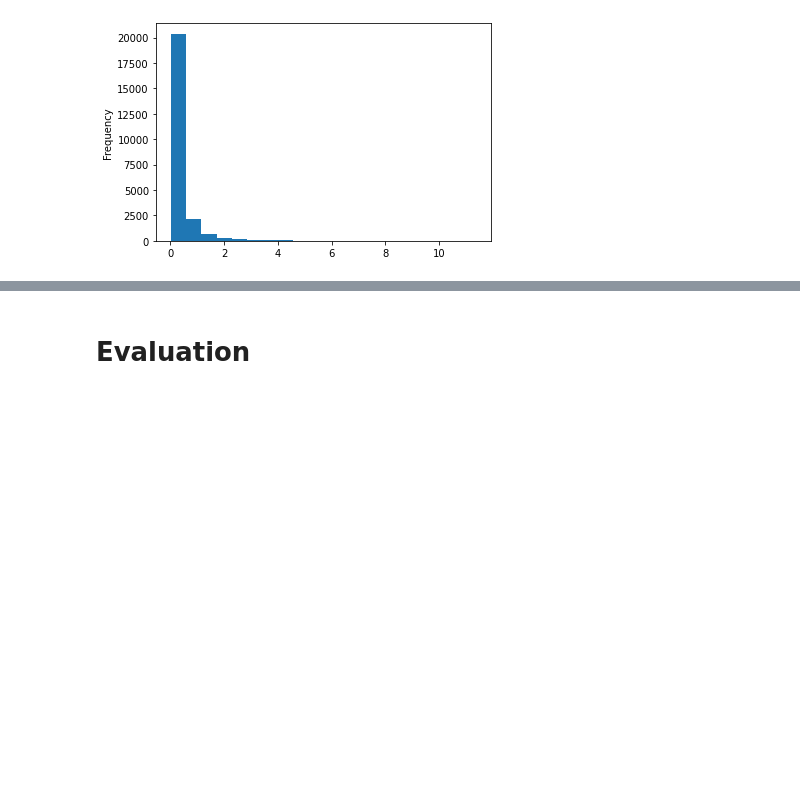
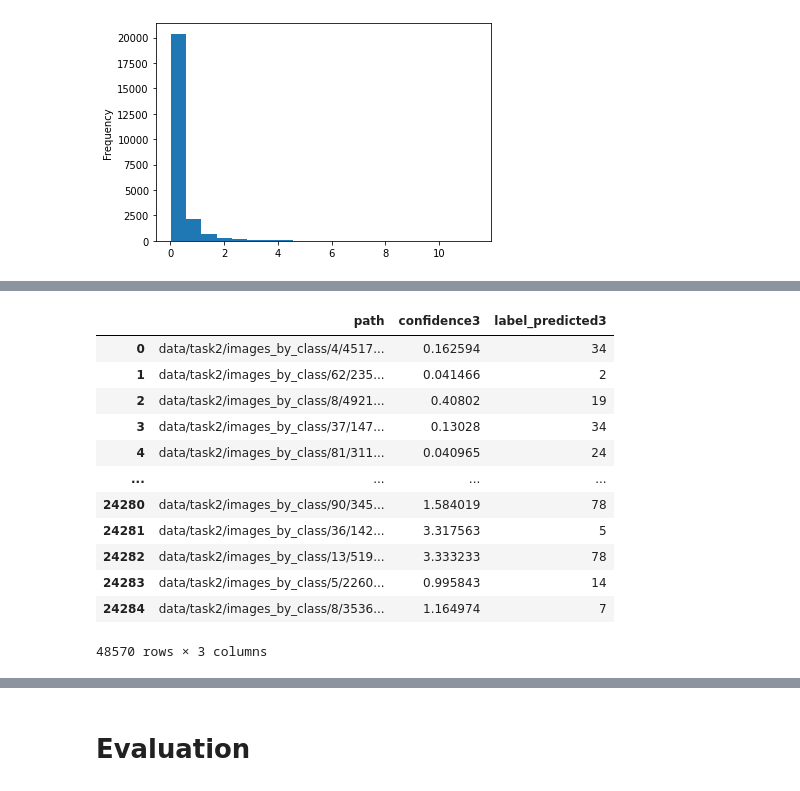
Before and after one commit to TruscaPetre/AAIT-Nosy-Missing-Labels, a Jupyter notebook: tutorial colab noisy labels.ipynb, the cells around one changed output, grey strips where cells are left out. Drawn from its saved outputs; the diff is of its cells as text; code cells hidden in the pictures; blank space fills up the shorter version.

```diff
--- a/tutorial colab noisy labels.ipynb
+++ b/tutorial colab noisy labels.ipynb
@@ -529,6 +529,16 @@ def get_training_parameters():
         gamma=experiment_info["hyperparameters_training"]["scheduler_gamma"],
         )
     return criterion, optimizer, exp_lr_scheduler
+# %%
+def prep_to_merge(labels_predicted, splits):
+    df = []
+    for i in range(splits):
+        predictions1=pd.DataFrame.from_dict(labels_predicted[str(i)],orient='index').transpose()
+        df.append(predictions1)
+
+    df_all = pd.concat(df)
+    df_all['path'] = df_all['path'].apply(lambda x: x[0])
+    return df_all
 # %% [markdown]
 ## Seting up things
 # %%
@@ -1335,21 +1345,9 @@ df_correct2
 | 24736 | data/task2/images_by_class/47/181... | 1.007002 | 47 | 47 |
 389 rows × 4 columns
 # %%
-df1 = []
-for i in range(10):
-    predictions1=pd.DataFrame.from_dict(all_predicted_labels1[str(i)],orient='index').transpose()
-    df1.append(predictions1)
+df_all1 = prep_to_merge(all_predicted_labels1, 10)
+df_all2 = prep_to_merge(all_predicted_labels2, 2)
 
-df_all1 = pd.concat(df1)
-
-df2 = []
-for i in range(2):
-    predictions1=pd.DataFrame.from_dict(all_predicted_labels2[str(i)],orient='index').transpose()
-    df2.append(predictions1)
-df_all2 = pd.concat(df2)
-
-df_all1['path'] = df_all1['path'].apply(lambda x: x[0])
-df_all2['path'] = df_all2['path'].apply(lambda x: x[0])
 df_all2.rename({"confidence":"confidence2", "label_predicted":"label_predicted2"}, inplace=True, axis = 1)
 df_all2.drop("existing_label", inplace=True,axis=1)
 merge_df = pd.merge(df_all1, df_all2, on="path", how="left")
@@ -1712,0 +1688,18 @@ df_correct_1['path'] = df_correct_1['path'].apply(lambda x: x[0])
+# %%
+df_all3.rename({"confidence":"confidence3", "label_predicted":"label_predicted3"}, inplace=True, axis = 1)
+df_all3.drop("existing_label", inplace=True,axis=1)
+df_all3
+# %% [output]
+|  | path | confidence3 | label_predicted3 |
+| 0 | data/task2/images_by_class/4/4517... | 0.162594 | 34 |
+| 1 | data/task2/images_by_class/62/235... | 0.041466 | 2 |
+| 2 | data/task2/images_by_class/8/4921... | 0.40802 | 19 |
+| 3 | data/task2/images_by_class/37/147... | 0.13028 | 34 |
+| 4 | data/task2/images_by_class/81/311... | 0.040965 | 24 |
+| ... | ... | ... | ... |
+| 24280 | data/task2/images_by_class/90/345... | 1.584019 | 78 |
+| 24281 | data/task2/images_by_class/36/142... | 3.317563 | 5 |
+| 24282 | data/task2/images_by_class/13/519... | 3.333233 | 78 |
+| 24283 | data/task2/images_by_class/5/2260... | 0.995843 | 14 |
+| 24284 | data/task2/images_by_class/8/3536... | 1.164974 | 7 |
+48570 rows × 3 columns
```
Also changed, not shown: parts of 10 cells of this notebook.
